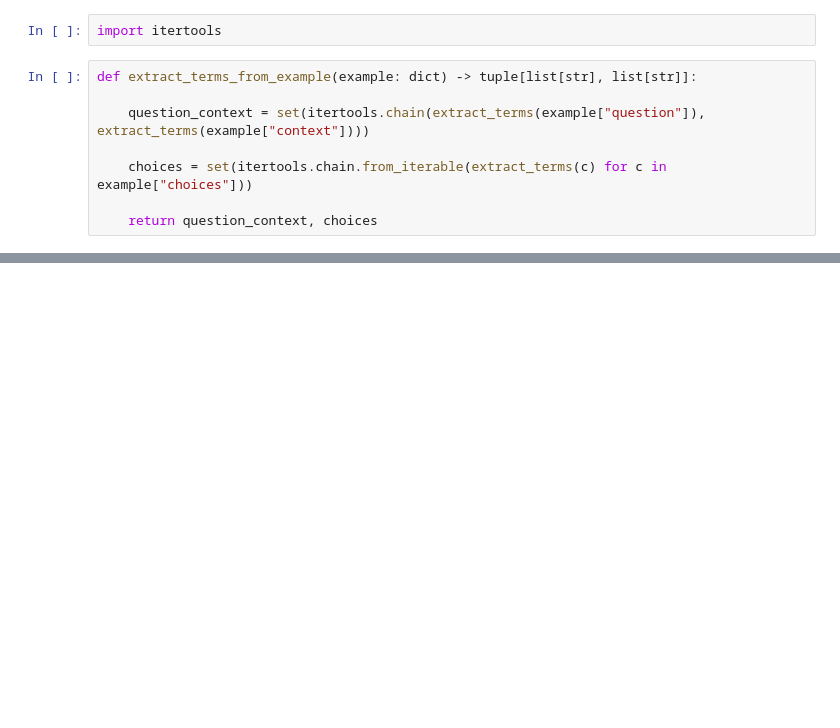
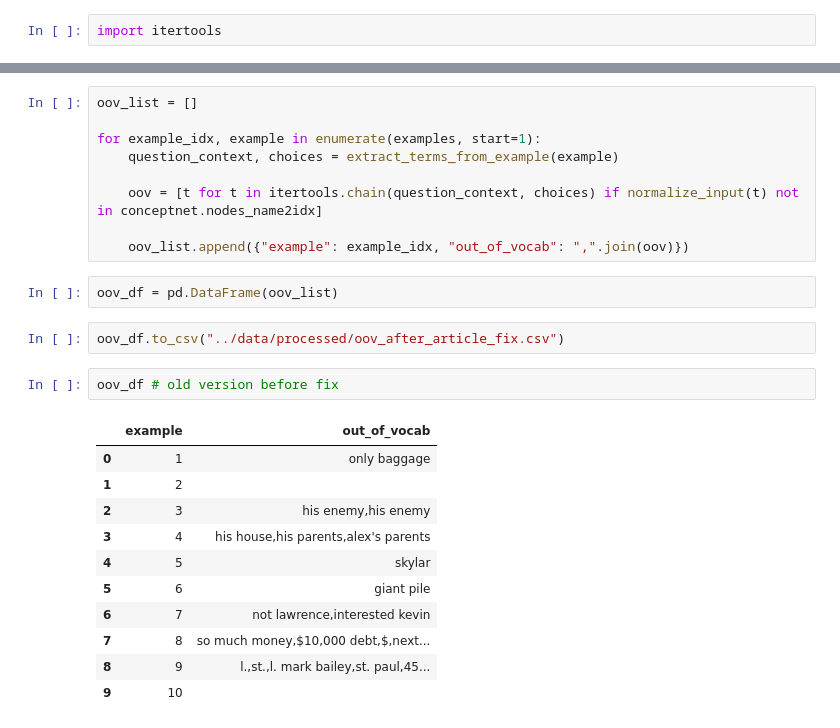
Before and after one commit to felixbmuller/nlp-commonsense, a Jupyter notebook: src/build_data_structures.ipynb, the cells around one changed output, grey strips where cells are left out. Drawn from its saved outputs; the diff is of its cells as text; blank space fills up the shorter version.

```diff
--- a/src/build_data_structures.ipynb
+++ b/src/build_data_structures.ipynb
@@ -69,10 +181,2 @@ def extract_terms(input: str) -> set[str]:
 # %%
 import itertools
-# %%
-def extract_terms_from_example(example: dict) -> tuple[list[str], list[str]]:
-
-    question_context = set(itertools.chain(extract_terms(example["question"]), extract_terms(example["context"])))
-
-    choices = set(itertools.chain.from_iterable(extract_terms(c) for c in example["choices"]))
-
-    return question_context, choices
@@ -120,0 +183,27 @@ examples[0]
+# %%
+oov_list = []
+
+for example_idx, example in enumerate(examples, start=1):
+    question_context, choices = extract_terms_from_example(example)
+
+    oov = [t for t in itertools.chain(question_context, choices) if normalize_input(t) not in conceptnet.nodes_name2idx]
+
+    oov_list.append({"example": example_idx, "out_of_vocab": ",".join(oov)})
+# %%
+oov_df = pd.DataFrame(oov_list)
+# %%
+oov_df.to_csv("../data/processed/oov_after_article_fix.csv")
+# %%
+oov_df # old version before fix
+# %% [output]
+|  | example | out_of_vocab |
+| 0 | 1 | only baggage |
+| 1 | 2 |  |
+| 2 | 3 | his enemy,his enemy |
+| 3 | 4 | his house,his parents,alex's parents |
+| 4 | 5 | skylar |
+| 5 | 6 | giant pile |
+| 6 | 7 | not lawrence,interested kevin |
+| 7 | 8 | so much money,$10,000 debt,$,next... |
+| 8 | 9 | l.,st.,l. mark bailey,st. paul,45... |
+| 9 | 10 |  |
```
Also changed, not shown: parts of 36 cells of this notebook, 5 other files.
